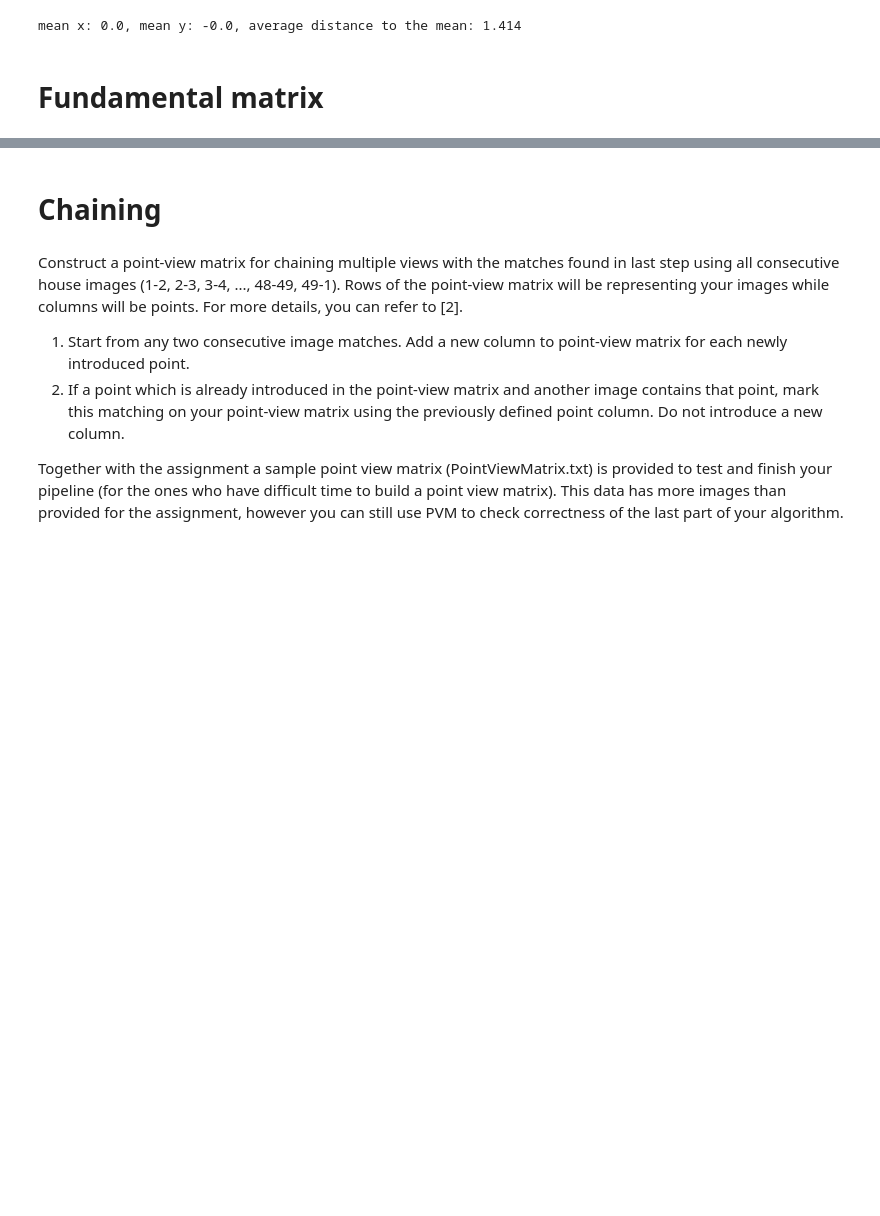
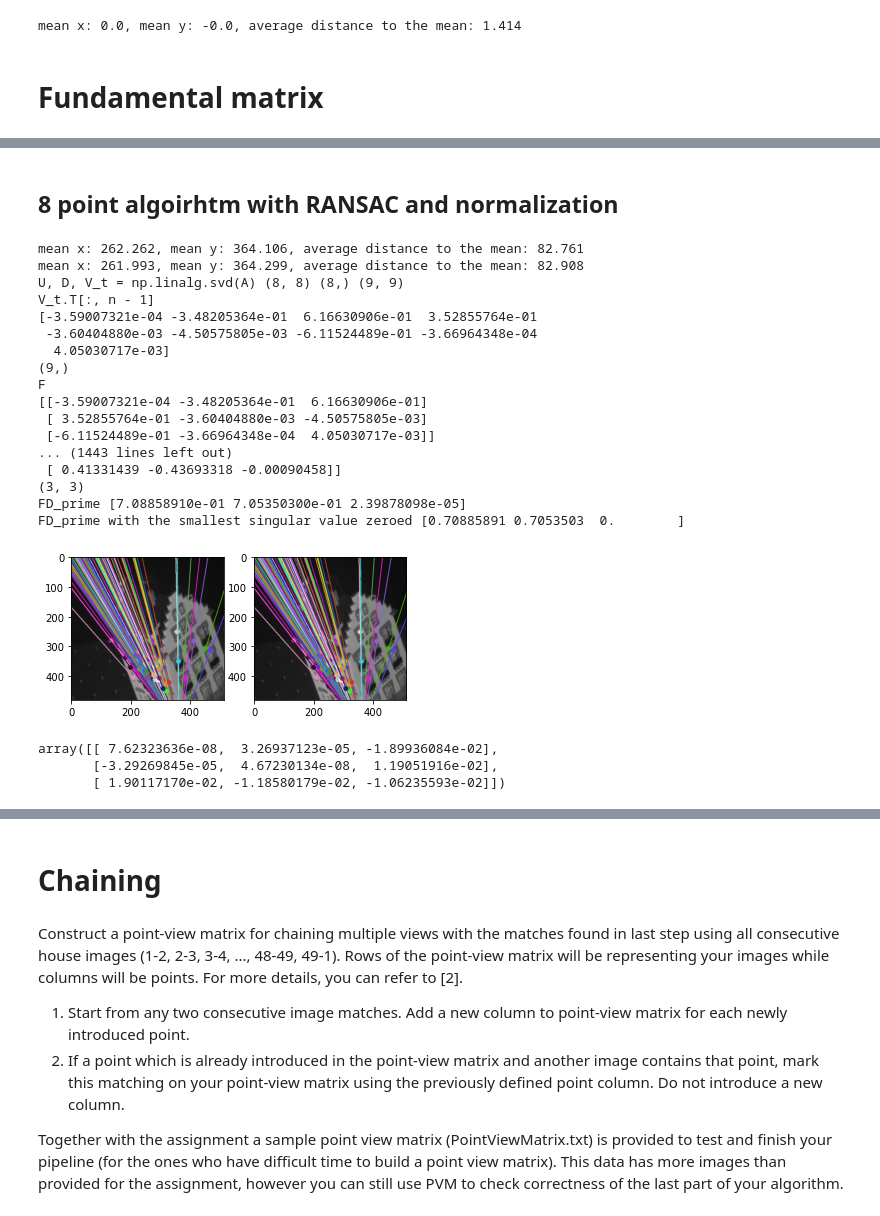
Before and after one commit to OlegBEZb/CV2_UVA_assignments, a Jupyter notebook: assignment2/src/detailed_experiments.ipynb, the cells around one changed output, grey strips where cells are left out. Cells and saved outputs as stored; diff of their text form; code cells hidden in the pictures; blank space fills up the shorter version.

```diff
--- a/assignment2/src/detailed_experiments.ipynb
+++ b/assignment2/src/detailed_experiments.ipynb
@@ -175,3 +251,46 @@ array([[ 8.50313025e-06,  2.32534932e-05, -3.83919514e-02],
+# %% [markdown]
+## 8 point algoirhtm with RANSAC and normalization
+# %%
+# 8 point algoirhtm with RANSAC and normalization
+F = get_fundamental_matrix_ransac(matched_points1, matched_points2)
+lines1 = cv.computeCorrespondEpilines(np.array(matched_points1), 2, F)
+lines1 = lines1.reshape(-1, 3)
+img5, _ = drawlines(image1, image2, lines1,
+                    matched_points1, matched_points2, colors)
+lines2 = cv.computeCorrespondEpilines(np.array(matched_points2), 1, F)
+lines2 = lines2.reshape(-1, 3)
+img3, _ = drawlines(image2, image1, lines2,
+                    matched_points2, matched_points1, colors)
+plt.subplot(121), plt.imshow(img5)
+plt.subplot(122), plt.imshow(img3)
+final = cv.hconcat((img5, img3))
+cv.imwrite('../images/8point_normalized_ransac.png', final)
+plt.show()
+# %% [output]
+mean x: 262.262, mean y: 364.106, average distance to the mean: 82.761
+mean x: 261.993, mean y: 364.299, average distance to the mean: 82.908
+U, D, V_t = np.linalg.svd(A) (8, 8) (8,) (9, 9)
+V_t.T[:, n - 1]
+[-3.59007321e-04 -3.48205364e-01  6.16630906e-01  3.52855764e-01
+ -3.60404880e-03 -4.50575805e-03 -6.11524489e-01 -3.66964348e-04
+  4.05030717e-03]
+(9,)
+F
+[[-3.59007321e-04 -3.48205364e-01  6.16630906e-01]
+ [ 3.52855764e-01 -3.60404880e-03 -4.50575805e-03]
+ [-6.11524489e-01 -3.66964348e-04  4.05030717e-03]]
+... (1443 lines left out)
+ [ 0.41331439 -0.43693318 -0.00090458]]
+(3, 3)
+FD_prime [7.08858910e-01 7.05350300e-01 2.39878098e-05]
+FD_prime with the smallest singular value zeroed [0.70885891 0.7053503  0.        ]
+[figure, added]
+# %%
+F
+# %% [output]
+array([[ 7.62323636e-08,  3.26937123e-05, -1.89936084e-02],
+       [-3.29269845e-05,  4.67230134e-08,  1.19051916e-02],
+       [ 1.90117170e-02, -1.18580179e-02, -1.06235593e-02]])
 # %%
 cv.findFundamentalMat(np.float64(matched_points1), np.float64(matched_points2), cv.FM_RANSAC, 1)[0]
 # %% [output]
```
Also changed, not shown: parts of 34 cells of this notebook, 5 other files.
